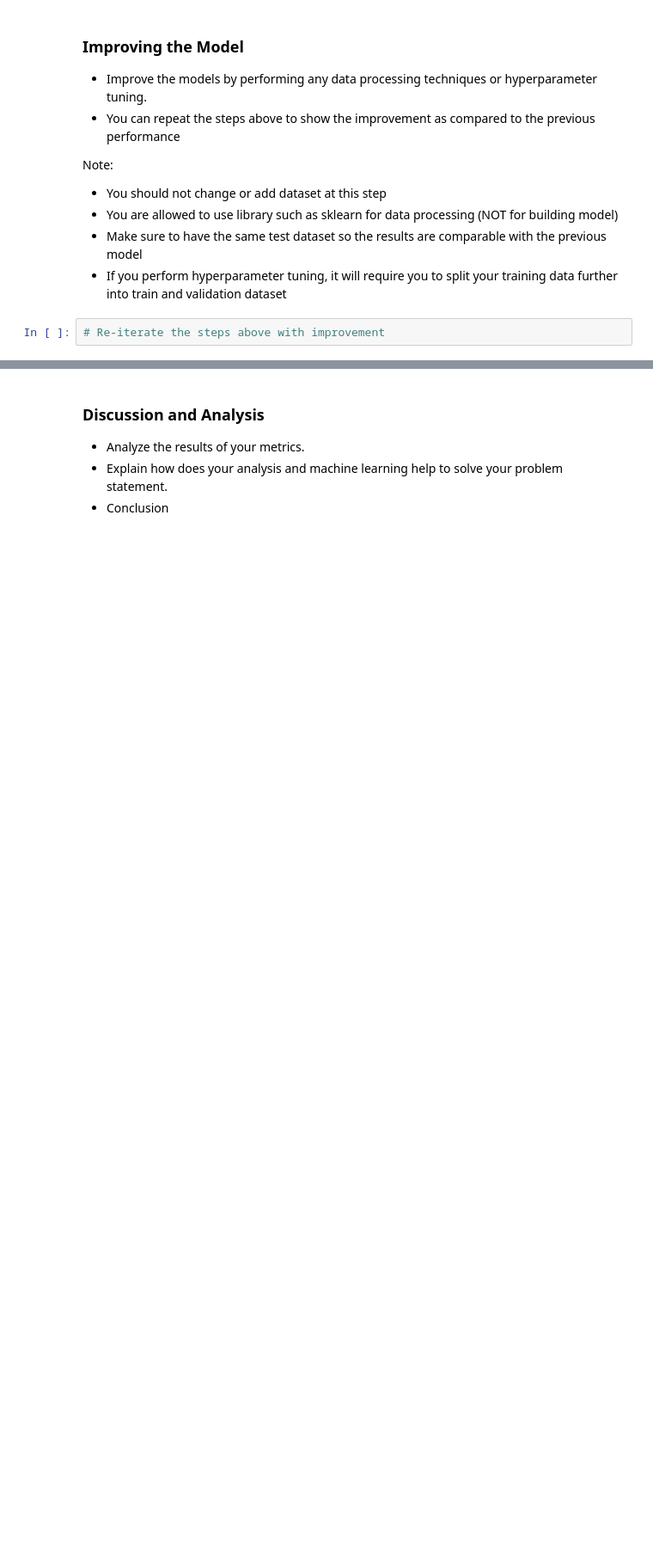
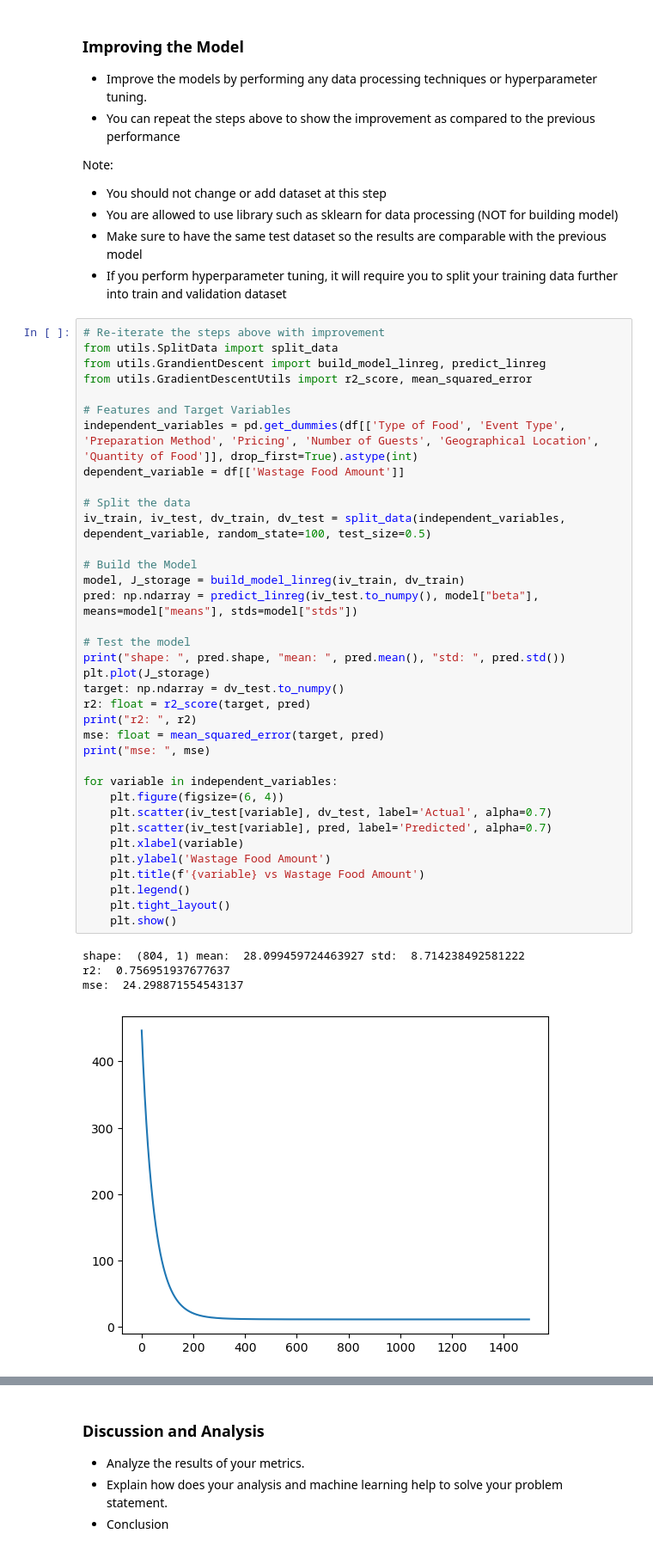
Before and after one commit to ziqiqiiii/DDW_DTP, a Jupyter notebook: Project Template.ipynb, the cells around one changed output, grey strips where cells are left out. Shown at 86% size. Saved outputs shown, nothing was run; the diff lists cells and outputs as text; blank space fills up the shorter version.

Commit message:
feat - model re-evaluation

```diff
--- a/Project Template.ipynb
+++ b/Project Template.ipynb
@@ -478,5 +487,44 @@ Note:
 - You are allowed to use library such as sklearn for data processing (NOT for building model)
 - Make sure to have the same test dataset so the results are comparable with the previous model
 - If you perform hyperparameter tuning, it will require you to split your training data further into train and validation dataset
-# %%
-# Re-iterate the steps above with improvement
+# %%
+# Re-iterate the steps above with improvement
+from utils.SplitData import split_data
+from utils.GrandientDescent import build_model_linreg, predict_linreg
+from utils.GradientDescentUtils import r2_score, mean_squared_error
+
+# Features and Target Variables
+independent_variables = pd.get_dummies(df[['Type of Food', 'Event Type', 'Preparation Method', 'Pricing', 'Number of Guests', 'Geographical Location', 'Quantity of Food']], drop_first=True).astype(int)
+dependent_variable = df[['Wastage Food Amount']]
+
+# Split the data
+iv_train, iv_test, dv_train, dv_test = split_data(independent_variables, dependent_variable, random_state=100, test_size=0.5)
+
+# Build the Model
+model, J_storage = build_model_linreg(iv_train, dv_train)
+pred: np.ndarray = predict_linreg(iv_test.to_numpy(), model["beta"], means=model["means"], stds=model["stds"])
+
+# Test the model
+print("shape: ", pred.shape, "mean: ", pred.mean(), "std: ", pred.std())
+plt.plot(J_storage)
+target: np.ndarray = dv_test.to_numpy()
+r2: float = r2_score(target, pred)
+print("r2: ", r2)
+mse: float = mean_squared_error(target, pred)
+print("mse: ", mse)
+
+for variable in independent_variables:
+    plt.figure(figsize=(6, 4))
+    plt.scatter(iv_test[variable], dv_test, label='Actual', alpha=0.7)
+    plt.scatter(iv_test[variable], pred, label='Predicted', alpha=0.7)
+    plt.xlabel(variable)
+    plt.ylabel('Wastage Food Amount')
+    plt.title(f'{variable} vs Wastage Food Amount')
+    plt.legend()
+    plt.tight_layout()
+    plt.show()
+# %% [output]
+shape:  (804, 1) mean:  28.099459724463927 std:  8.714238492581222
+r2:  0.756951937677637
+mse:  24.298871554543137
+[figure, added]
```
Also changed, not shown: parts of 2 cells of this notebook.
